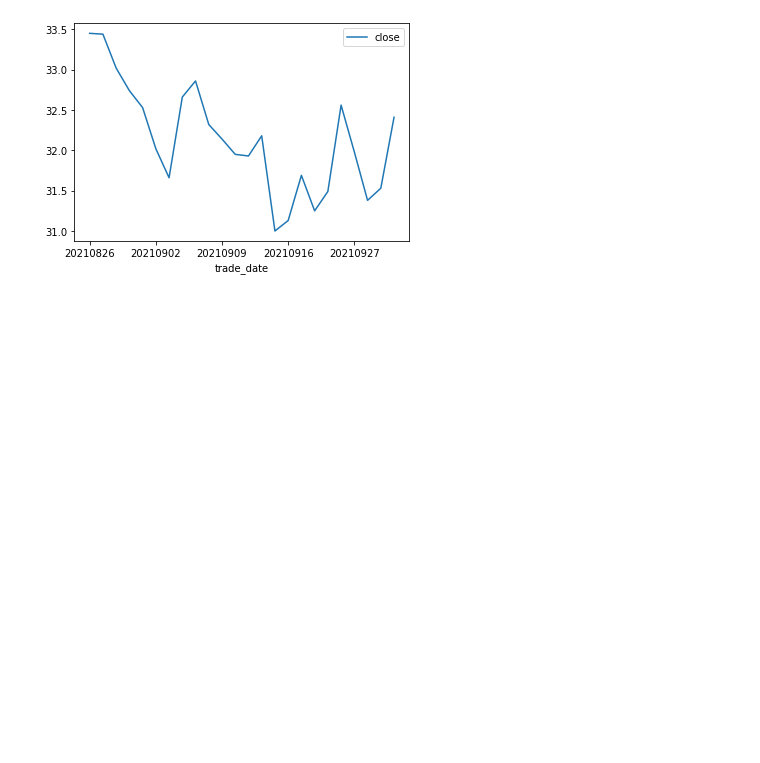
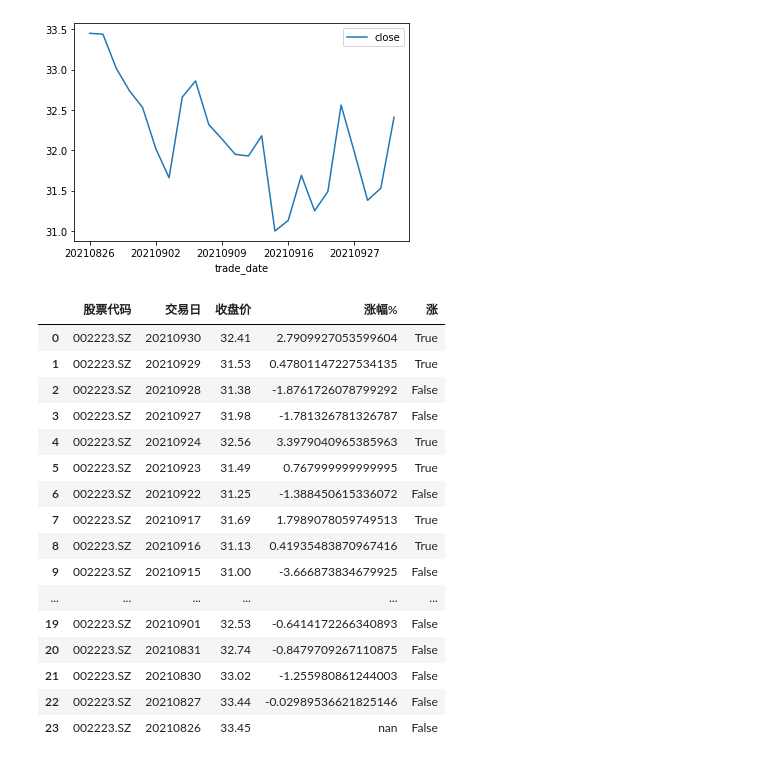
Before and after one commit to panda7802/money, a Jupyter notebook: money.ipynb, the cells around one changed output. Cells and saved outputs as stored; diff of their text form; code cells hidden in the pictures; blank space fills up the shorter version.

```diff
--- a/money.ipynb
+++ b/money.ipynb
@@ -36,2 +33,22 @@ plt.show()
 # %% [output]
 [figure]
+# %%
+df_day.head(288)
+# %% [output]
+|  | 股票代码 | 交易日 | 收盘价 | 涨幅% | 涨 |
+| 0 | 002223.SZ | 20210930 | 32.41 | 2.7909927053599604 | True |
+| 1 | 002223.SZ | 20210929 | 31.53 | 0.47801147227534135 | True |
+| 2 | 002223.SZ | 20210928 | 31.38 | -1.8761726078799292 | False |
+| 3 | 002223.SZ | 20210927 | 31.98 | -1.781326781326787 | False |
+| 4 | 002223.SZ | 20210924 | 32.56 | 3.3979040965385963 | True |
+| 5 | 002223.SZ | 20210923 | 31.49 | 0.767999999999995 | True |
+| 6 | 002223.SZ | 20210922 | 31.25 | -1.388450615336072 | False |
+| 7 | 002223.SZ | 20210917 | 31.69 | 1.7989078059749513 | True |
+| 8 | 002223.SZ | 20210916 | 31.13 | 0.41935483870967416 | True |
+| 9 | 002223.SZ | 20210915 | 31.00 | -3.666873834679925 | False |
+| ... | ... | ... | ... | ... | ... |
+| 19 | 002223.SZ | 20210901 | 32.53 | -0.6414172266340893 | False |
+| 20 | 002223.SZ | 20210831 | 32.74 | -0.8479709267110875 | False |
+| 21 | 002223.SZ | 20210830 | 33.02 | -1.255980861244003 | False |
+| 22 | 002223.SZ | 20210827 | 33.44 | -0.02989536621825146 | False |
+| 23 | 002223.SZ | 20210826 | 33.45 | nan | False |
```
Also changed, not shown: parts of 2 cells of this notebook, 2 other files.
